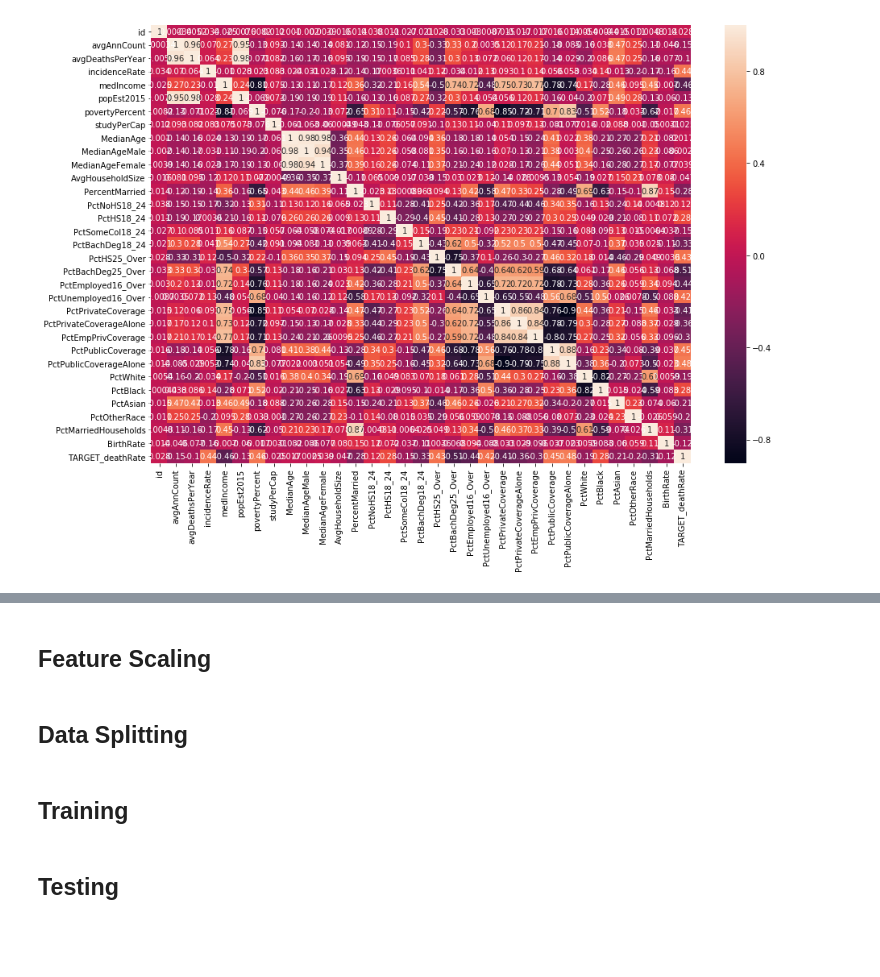
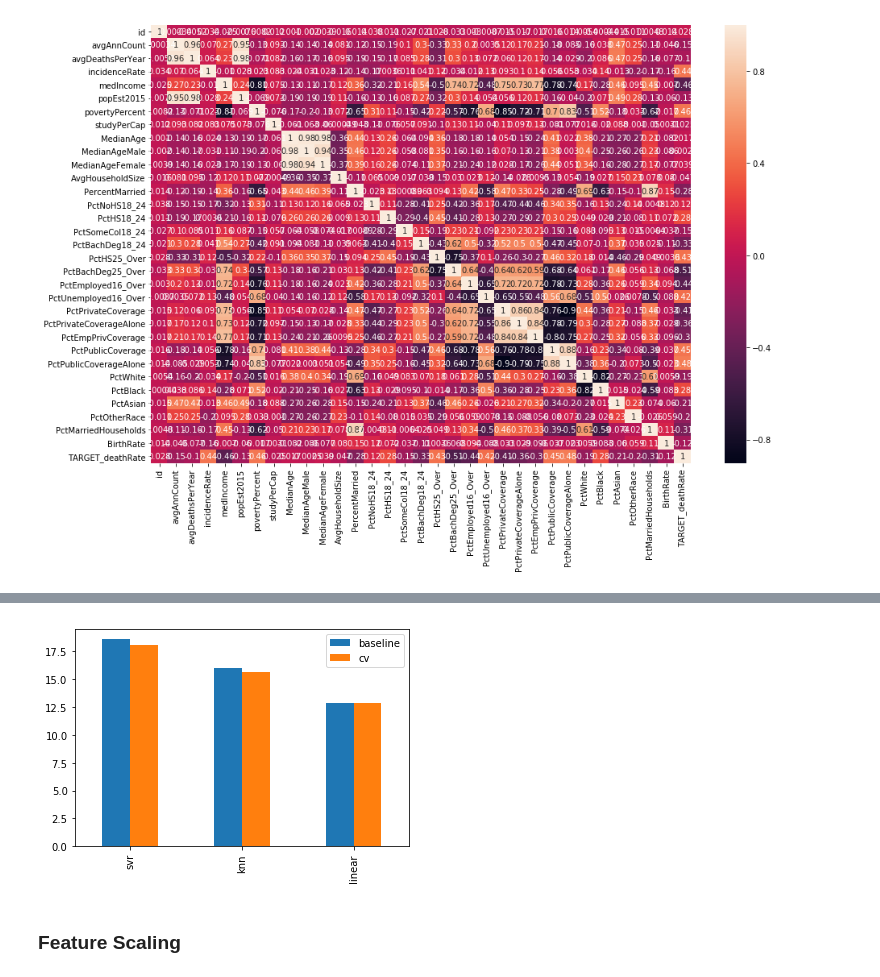
Before and after one commit to JanieTran/SCHOOL_MachineLearning, a Jupyter notebook: Assignment1/COSC2753_A1_s3623386.ipynb, the cells around one changed output, grey strips where cells are left out. Saved outputs shown, nothing was run; the diff lists cells and outputs as text; code cells hidden in the pictures; blank space fills up the shorter version.

```diff
--- a/Assignment1/COSC2753_A1_s3623386.ipynb
+++ b/Assignment1/COSC2753_A1_s3623386.ipynb
@@ -107,0 +136,24 @@ sns.heatmap(train.corr(), annot = True)
+# %%
+from sklearn.model_selection import KFold
+
+kfold = KFold(n_splits = 5, random_state = 191, shuffle = True)
+
+# Function to run K-Fold cross validation
+def run_cv(X, Y, result_col):
+    fold = 0
+    for train_index, test_index in kfold.split(X):
+        x_train, x_test = X.loc[train_index], X.loc[test_index]
+        y_train, y_test = Y.loc[train_index], Y.loc[test_index]
+
+        fold += 1
+        print('------Fold', fold)
+
+        col_name = result_col + '_' + str(fold)
+        run_models(x_train, x_test, y_train, y_test, col_name)
+
+# Get average results from 5 folds
+def get_avg_results(prefix):
+    regex = prefix + '_.*'
+    results_comparison[prefix] = results_comparison.filter(regex = regex).mean(axis = 1)
+    results_comparison.drop(results_comparison.filter(regex = regex).columns, axis = 1, inplace = True)
+    results_comparison.plot(kind = 'bar')
@@ -108,8 +188,6 @@ sns.heatmap(train.corr(), annot = True)
+# %%
+get_avg_results('cv')
+# %% [output]
+[figure, added]
 # %% [markdown]
-## Feature Scaling
+### Feature Scaling
-# %% [markdown]
-## Data Splitting
-# %% [markdown]
-## Training
-# %% [markdown]
-## Testing
```
Also changed, not shown: parts of 43 cells of this notebook, 2 other files.
